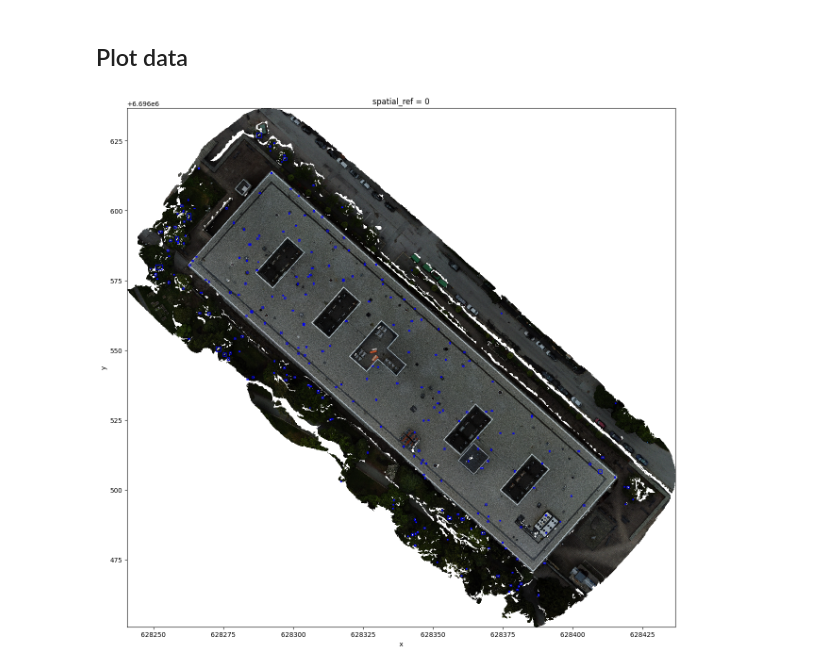
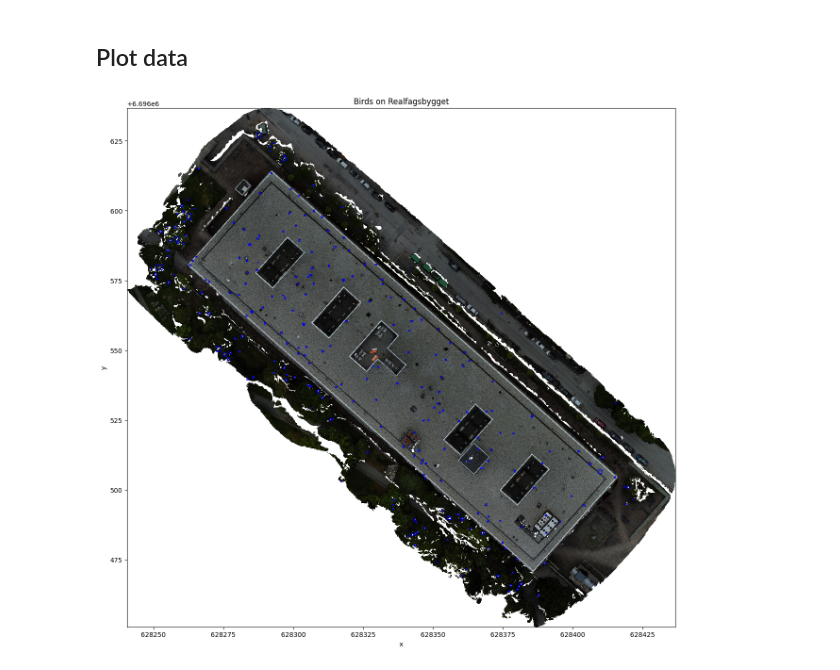
Before and after one commit to kristokv/snippets, a Jupyter notebook: seabirds_detection.ipynb, the cells around one changed output. Saved outputs shown, nothing was run; the diff lists cells and outputs as text; code cells hidden in the pictures.

Commit message:
add title

```diff
--- a/seabirds_detection.ipynb
+++ b/seabirds_detection.ipynb
@@ -234,10 +234,10 @@ Attributes:
 ## Plot data
 # %%
 fig, ax = plt.subplots(figsize=(15, 15))
-ax.set_title("Birds on Realfagsbygget")
 plot_extent = plotting_extent(raster[0], raster.rio.transform())
 raster.plot.imshow(ax=ax, extend=plot_extent)
 df_birds.plot(ax=ax, facecolor="none", edgecolor="blue", linewidth=1)
+plt.title("Birds on Realfagsbygget")
 plt.show()
 # %% [output]
-[figure, old version]
+[figure, new version]
```
